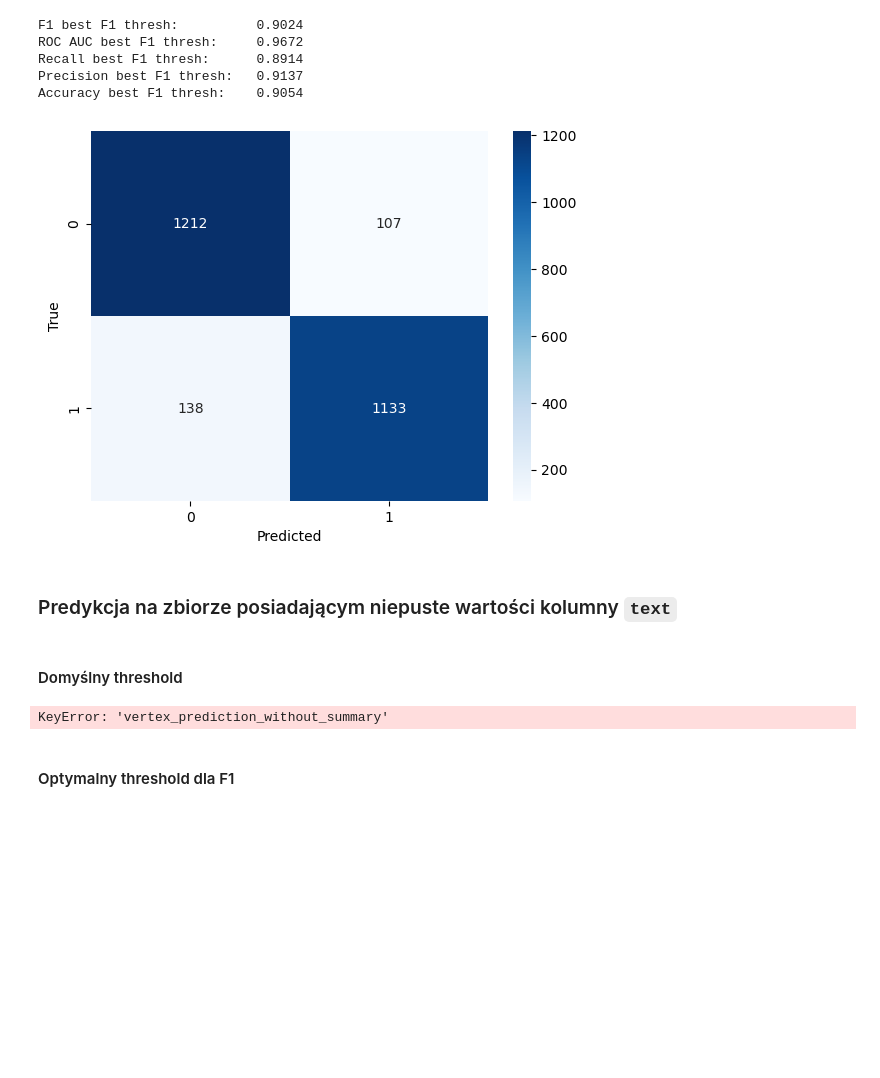
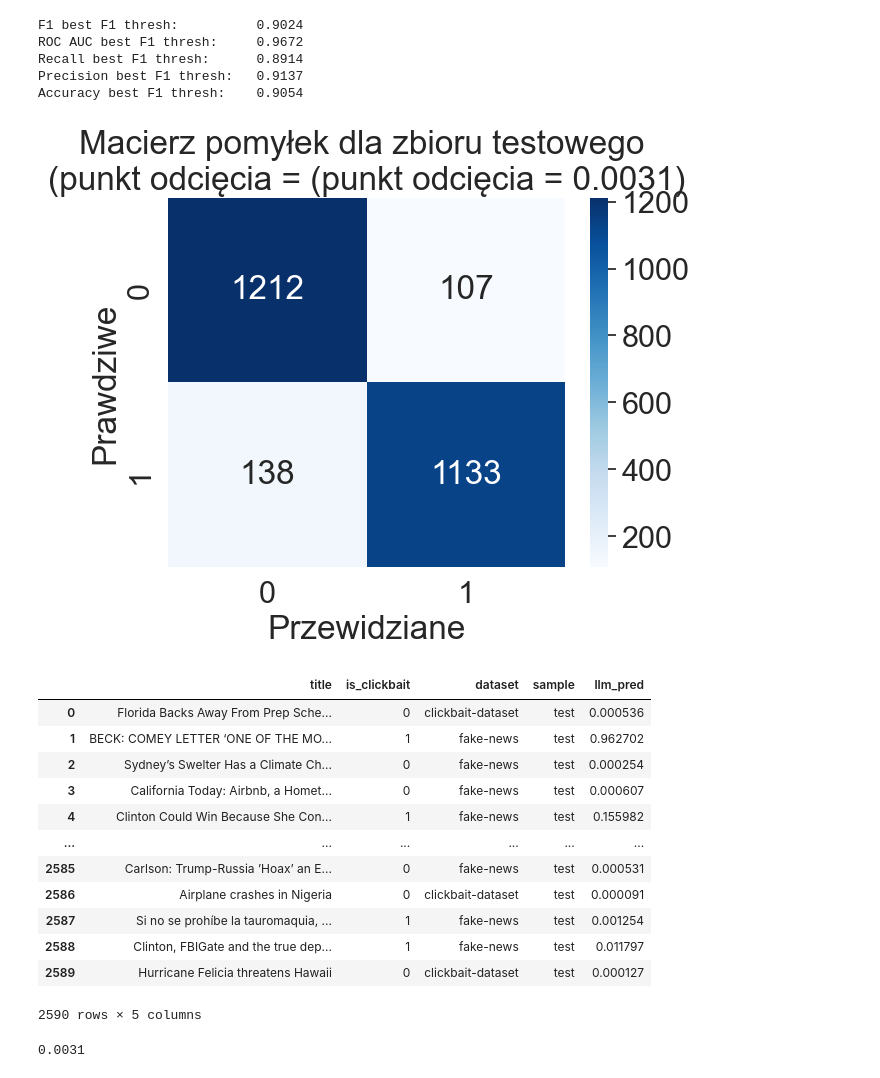
Before and after one commit to amajczyk/ClickbaitDetector, a Jupyter notebook: modelling/model_testing/local_llm_tests.ipynb, the cells around one changed output. Saved outputs shown, nothing was run; the diff lists cells and outputs as text; code cells hidden in the pictures; blank space fills up the shorter version.

Commit message:
add tests

```diff
--- a/modelling/model_testing/local_llm_tests.ipynb
+++ b/modelling/model_testing/local_llm_tests.ipynb
@@ -15,8 +15,6 @@ from djangoapp.news.scripts.nlp import *
 import pandas as pd
 import pickle
 from tqdm.notebook import tqdm
-
-df = pd.read_csv('../all_datasets/data/merged_titles_labels.csv')
 # %%
 model_loader = ModelLoader()
 llm = model_loader.llm
@@ -107,7 +105,9 @@ import matplotlib.pyplot as plt
 cm = confusion_matrix(y_true, y_pred)
 sns.heatmap(cm, annot=True, fmt='d', cmap='Blues')
 # add labels to heatmap
-plt.xlabel('Predicted')
-plt.ylabel('True')
+sns.set(font_scale=2)
+plt.xlabel('Przewidziane')
+plt.ylabel('Prawdziwe')
+plt.title('Macierz pomyłek dla zbioru testowego \n(punkt odcięcia = 0.5)')
 plt.show()
 # %% [output]
@@ -144,14 +144,16 @@ ROC AUC best F1 thresh:     0.9672
 Recall best F1 thresh:      0.8914
 Precision best F1 thresh:   0.9137
 Accuracy best F1 thresh:    0.9054
+# %%
+threshold = thresholds[:1][0][0]
 # %%
 cm = confusion_matrix(y_true, y_pred)
 sns.heatmap(cm, annot=True, fmt='d', cmap='Blues')
 # add labels to heatmap
-plt.xlabel('Predicted')
-plt.ylabel('True')
+sns.set(font_scale=2)
+plt.xlabel('Przewidziane')
+plt.ylabel('Prawdziwe')
+plt.title('Macierz pomyłek dla zbioru testowego \n(punkt odcięcia = (punkt odcięcia = {:.4f})'.format(threshold))
 plt.show()
 # %% [output]
-[figure, old version]
+[figure, new version]
-# %% [markdown]
-### Predykcja na zbiorze posiadającym niepuste wartości kolumny `text`
@@ -160,18 +159,0 @@ df_test_vertex = pd.read_csv('vertex_results.csv')
-# %% [markdown]
-#### Domyślny threshold
-# %%
-df_test = df_test[df_test_vertex['vertex_prediction_without_summary'].notnull()].reset_index(drop=True)
-y_true = df_test['is_clickbait'].values
-y_pred_proba = df_test['llm_pred'].values
-
-y_pred = (y_pred_proba > 0.5).astype(int)
-
-from sklearn.metrics import roc_auc_score, f1_score, recall_score, precision_score, accuracy_score
-
-print(f'F1: {f1_score(y_true, y_pred):>15.4f}')
-print(f'ROC AUC: {roc_auc_score(y_true, y_pred_proba):>10.4f}')
-print(f'Recall: {recall_score(y_true, y_pred):>11.4f}')
-print(f'Precision: {precision_score(y_true, y_pred):>8.4f}')
-print(f'Accuracy: {accuracy_score(y_true, y_pred):>9.4f}')
-# %% [output]
-KeyError: 'vertex_prediction_without_summary'
@@ -185,2 +159,0 @@ plt.show()
-# %% [markdown]
-#### Optymalny threshold dla F1
@@ -203,0 +162,17 @@ plt.show()
+# %%
+df=df[df['sample']=='test'].reset_index(drop=True)
+df
+# %% [output]
+|  | title | is_clickbait | dataset | sample | llm_pred |
+| 0 | Florida Backs Away From Prep Sche... | 0 | clickbait-dataset | test | 0.000536 |
+| 1 | BECK: COMEY LETTER ‘ONE OF THE MO... | 1 | fake-news | test | 0.962702 |
+| 2 | Sydney’s Swelter Has a Climate Ch... | 0 | fake-news | test | 0.000254 |
+| 3 | California Today: Airbnb, a Homet... | 0 | fake-news | test | 0.000607 |
+| 4 | Clinton Could Win Because She Con... | 1 | fake-news | test | 0.155982 |
+| ... | ... | ... | ... | ... | ... |
+| 2585 | Carlson: Trump-Russia ’Hoax’ an E... | 0 | fake-news | test | 0.000531 |
+| 2586 | Airplane crashes in Nigeria | 0 | clickbait-dataset | test | 0.000091 |
+| 2587 | Si no se prohíbe la tauromaquia, ... | 1 | fake-news | test | 0.001254 |
+| 2588 | Clinton, FBIGate and the true dep... | 1 | fake-news | test | 0.011797 |
+| 2589 | Hurricane Felicia threatens Hawaii | 0 | clickbait-dataset | test | 0.000127 |
+2590 rows × 5 columns
@@ -203,0 +198,5 @@ plt.show()
+# %%
+opt_threshold = thresholds[:1][0][0]
+opt_threshold
+# %% [output]
+0.0031
```
Also changed, not shown: parts of 13 cells of this notebook, 4 other files.
